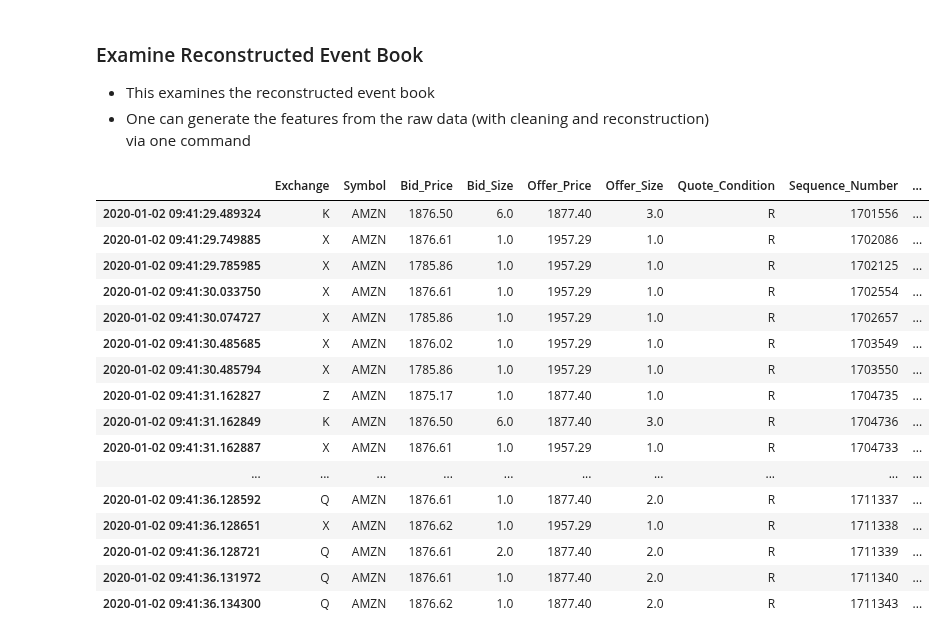
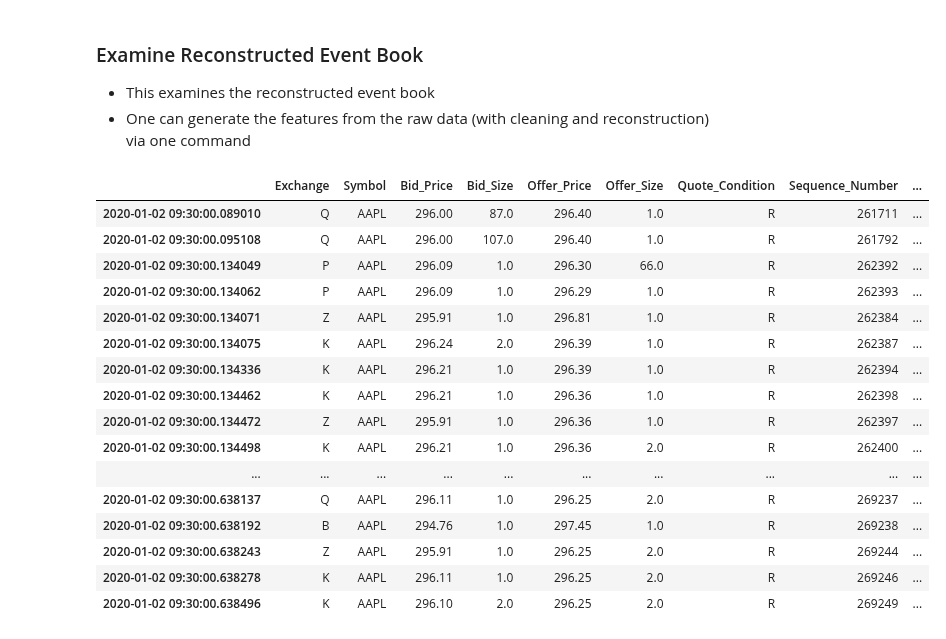
Before and after one commit to AMS-QF/TAQ-Data, a Jupyter notebook: Example_Data_NB.ipynb, the cells around one changed output. Drawn from its saved outputs; the diff is of its cells as text; code cells hidden in the pictures.

```diff
--- a/Example_Data_NB.ipynb
+++ b/Example_Data_NB.ipynb
@@ -102,23 +102,23 @@ conn.get_quotes_range(exchange,symbol,start,end)
 # %%
 import pandas as pd
 
-events=pd.read_csv('data/raw_data/2020-01-02/AMZN_quotes_cleaned.csv', index_col=0,nrows=100).head(50)
+events=pd.read_csv('data/raw_data/2020-01-02/AAPL_quotes_cleaned.csv', index_col=0,nrows=100).head(50)
 events
 # %% [output]
 |  | Exchange | Symbol | Bid_Price | Bid_Size | Offer_Price | Offer_Size | Quote_Condition | Sequence_Number | ... |
-| 2020-01-02 09:41:29.489324 | K | AMZN | 1876.50 | 6.0 | 1877.40 | 3.0 | R | 1701556 | ... |
-| 2020-01-02 09:41:29.749885 | X | AMZN | 1876.61 | 1.0 | 1957.29 | 1.0 | R | 1702086 | ... |
-| 2020-01-02 09:41:29.785985 | X | AMZN | 1785.86 | 1.0 | 1957.29 | 1.0 | R | 1702125 | ... |
-| 2020-01-02 09:41:30.033750 | X | AMZN | 1876.61 | 1.0 | 1957.29 | 1.0 | R | 1702554 | ... |
-| 2020-01-02 09:41:30.074727 | X | AMZN | 1785.86 | 1.0 | 1957.29 | 1.0 | R | 1702657 | ... |
-| 2020-01-02 09:41:30.485685 | X | AMZN | 1876.02 | 1.0 | 1957.29 | 1.0 | R | 1703549 | ... |
-| 2020-01-02 09:41:30.485794 | X | AMZN | 1785.86 | 1.0 | 1957.29 | 1.0 | R | 1703550 | ... |
-| 2020-01-02 09:41:31.162827 | Z | AMZN | 1875.17 | 1.0 | 1877.40 | 1.0 | R | 1704735 | ... |
-| 2020-01-02 09:41:31.162849 | K | AMZN | 1876.50 | 6.0 | 1877.40 | 3.0 | R | 1704736 | ... |
-| 2020-01-02 09:41:31.162887 | X | AMZN | 1876.61 | 1.0 | 1957.29 | 1.0 | R | 1704733 | ... |
+| 2020-01-02 09:30:00.089010 | Q | AAPL | 296.00 | 87.0 | 296.40 | 1.0 | R | 261711 | ... |
+| 2020-01-02 09:30:00.095108 | Q | AAPL | 296.00 | 107.0 | 296.40 | 1.0 | R | 261792 | ... |
+| 2020-01-02 09:30:00.134049 | P | AAPL | 296.09 | 1.0 | 296.30 | 66.0 | R | 262392 | ... |
+| 2020-01-02 09:30:00.134062 | P | AAPL | 296.09 | 1.0 | 296.29 | 1.0 | R | 262393 | ... |
+| 2020-01-02 09:30:00.134071 | Z | AAPL | 295.91 | 1.0 | 296.81 | 1.0 | R | 262384 | ... |
+| 2020-01-02 09:30:00.134075 | K | AAPL | 296.24 | 2.0 | 296.39 | 1.0 | R | 262387 | ... |
+| 2020-01-02 09:30:00.134336 | K | AAPL | 296.21 | 1.0 | 296.39 | 1.0 | R | 262394 | ... |
+| 2020-01-02 09:30:00.134462 | K | AAPL | 296.21 | 1.0 | 296.36 | 1.0 | R | 262398 | ... |
+| 2020-01-02 09:30:00.134472 | Z | AAPL | 295.91 | 1.0 | 296.36 | 1.0 | R | 262397 | ... |
+| 2020-01-02 09:30:00.134498 | K | AAPL | 296.21 | 1.0 | 296.36 | 2.0 | R | 262400 | ... |
 | ... | ... | ... | ... | ... | ... | ... | ... | ... | ... |
-| 2020-01-02 09:41:36.128592 | Q | AMZN | 1876.61 | 1.0 | 1877.40 | 2.0 | R | 1711337 | ... |
-| 2020-01-02 09:41:36.128651 | X | AMZN | 1876.62 | 1.0 | 1957.29 | 1.0 | R | 1711338 | ... |
-| 2020-01-02 09:41:36.128721 | Q | AMZN | 1876.61 | 2.0 | 1877.40 | 2.0 | R | 1711339 | ... |
-| 2020-01-02 09:41:36.131972 | Q | AMZN | 1876.61 | 1.0 | 1877.40 | 2.0 | R | 1711340 | ... |
-| 2020-01-02 09:41:36.134300 | Q | AMZN | 1876.62 | 1.0 | 1877.40 | 2.0 | R | 1711343 | ... |
+| 2020-01-02 09:30:00.638137 | Q | AAPL | 296.11 | 1.0 | 296.25 | 2.0 | R | 269237 | ... |
+| 2020-01-02 09:30:00.638192 | B | AAPL | 294.76 | 1.0 | 297.45 | 1.0 | R | 269238 | ... |
+| 2020-01-02 09:30:00.638243 | Z | AAPL | 295.91 | 1.0 | 296.25 | 2.0 | R | 269244 | ... |
+| 2020-01-02 09:30:00.638278 | K | AAPL | 296.11 | 1.0 | 296.25 | 2.0 | R | 269246 | ... |
+| 2020-01-02 09:30:00.638496 | K | AAPL | 296.10 | 2.0 | 296.25 | 2.0 | R | 269249 | ... |
```
Also changed, not shown: parts of 2 cells of this notebook, 1 other file.
